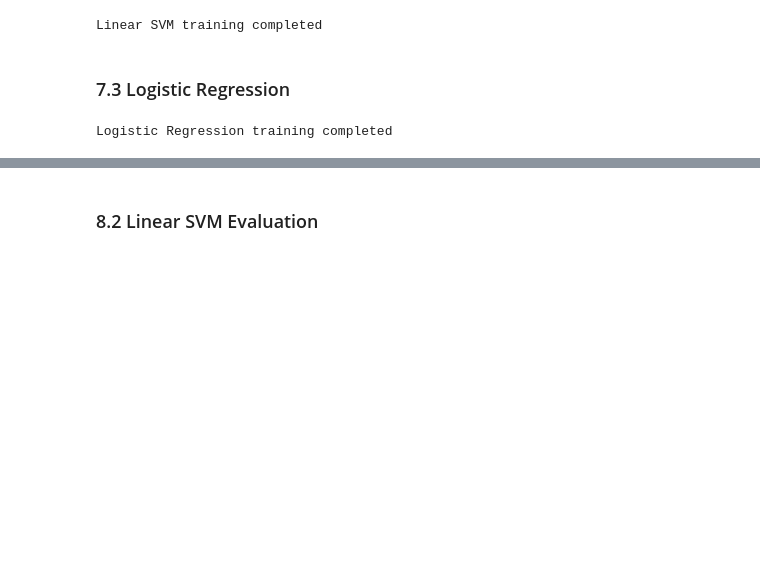
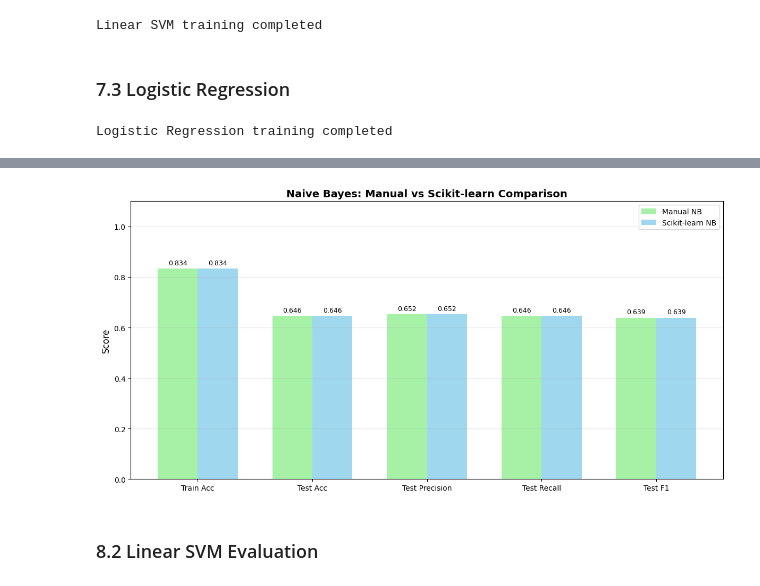
Before and after one commit to Black-and-Yellow/NLP_project, a Jupyter notebook: vectorization_and_model.ipynb, the cells around one changed output, grey strips where cells are left out. Saved outputs shown, nothing was run; the diff lists cells and outputs as text; code cells hidden in the pictures; blank space fills up the shorter version.

```diff
--- a/vectorization_and_model.ipynb
+++ b/vectorization_and_model.ipynb
@@ -415,3 +841,52 @@ plt.show()
+# %%
+# Visualize side-by-side comparison
+metrics = ['Train Acc', 'Test Acc', 'Test Precision', 'Test Recall', 'Test F1']
+manual_scores = [
+    nb_train_metrics_manual['accuracy'],
+    nb_test_metrics_manual['accuracy'],
+    nb_test_metrics_manual['precision'],
+    nb_test_metrics_manual['recall'],
+    nb_test_metrics_manual['f1']
+]
+sklearn_scores = [
+    nb_train_metrics['accuracy'],
+    nb_test_metrics['accuracy'],
+    nb_test_metrics['precision'],
+    nb_test_metrics['recall'],
+    nb_test_metrics['f1']
+]
+
+x = np.arange(len(metrics))
+width = 0.35
+
+fig, ax = plt.subplots(figsize=(12, 6))
+rects1 = ax.bar(x - width/2, manual_scores, width, label='Manual NB', color='lightgreen', alpha=0.8)
+rects2 = ax.bar(x + width/2, sklearn_scores, width, label='Scikit-learn NB', color='skyblue', alpha=0.8)
+
+ax.set_ylabel('Score', fontsize=12)
+ax.set_title('Naive Bayes: Manual vs Scikit-learn Comparison', fontsize=14, fontweight='bold')
+ax.set_xticks(x)
+ax.set_xticklabels(metrics)
+ax.legend()
+ax.set_ylim(0, 1.1)
+ax.grid(axis='y', alpha=0.3)
+
+def autolabel(rects):
+    for rect in rects:
+        height = rect.get_height()
+        ax.annotate(f'{height:.3f}',
+                    xy=(rect.get_x() + rect.get_width() / 2, height),
+                    xytext=(0, 3),
+                    textcoords="offset points",
+                    ha='center', va='bottom', fontsize=9)
+
+autolabel(rects1)
+autolabel(rects2)
+
+plt.tight_layout()
+plt.show()
+# %% [output]
+[figure, added]
 # %% [markdown]
 ### 8.2 Linear SVM Evaluation
 # %%
```
Also changed, not shown: parts of 40 cells of this notebook, 12 other files.
